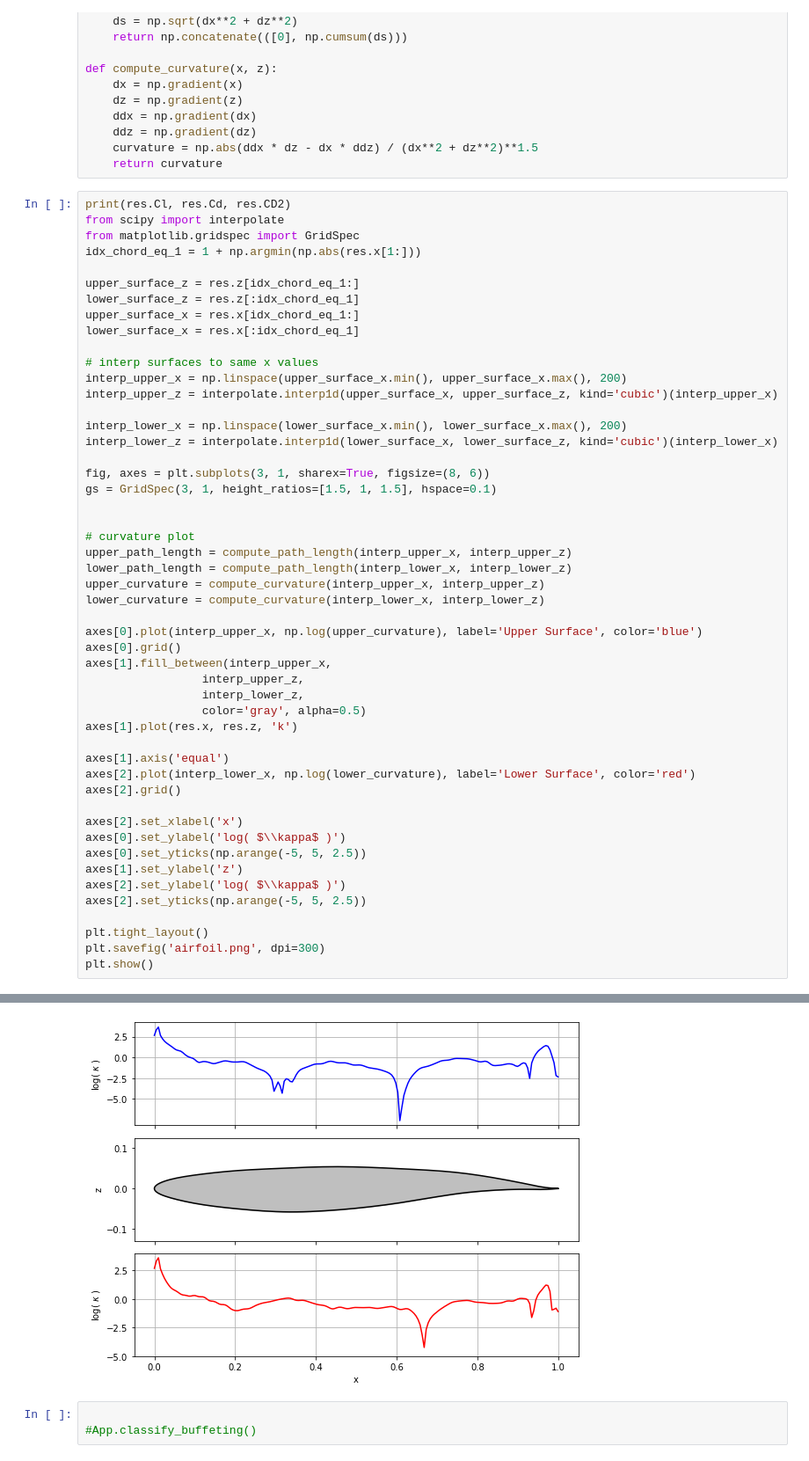
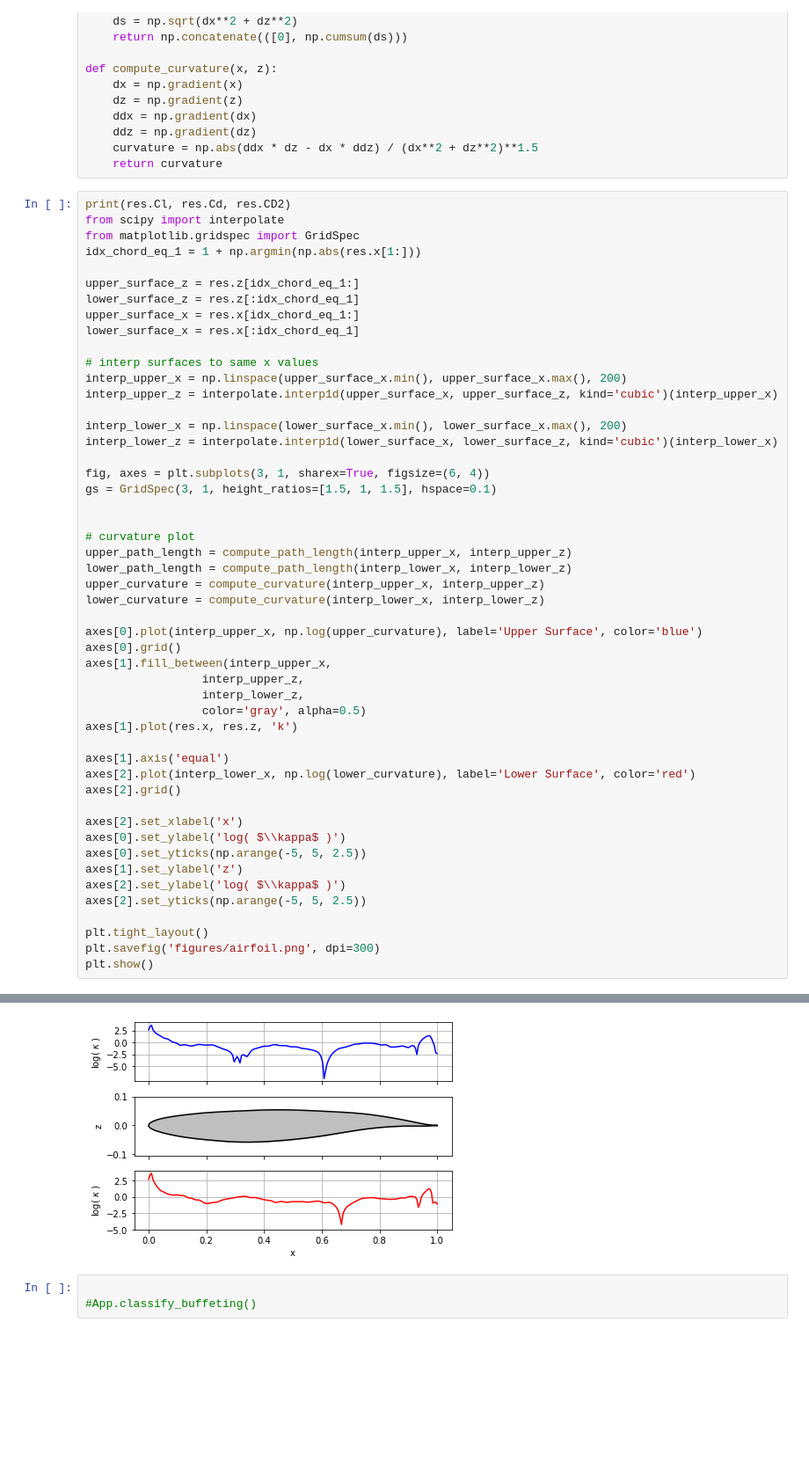
Before and after one commit to lpender3672/MEng-CW, a Jupyter notebook: IIB/4A7/transonic_wing/plot_buffet.ipynb, the cells around one changed output, grey strips where cells are left out. Shown at 88% size. Drawn from its saved outputs; the diff is of its cells as text; blank space fills up the shorter version.

```diff
--- a/IIB/4A7/transonic_wing/plot_buffet.ipynb
+++ b/IIB/4A7/transonic_wing/plot_buffet.ipynb
@@ -74,41 +74,41 @@ interp_upper_z = interpolate.interp1d(upper_surface_x, upper_surface_z, kind='cu
 interp_lower_x = np.linspace(lower_surface_x.min(), lower_surface_x.max(), 200)
 interp_lower_z = interpolate.interp1d(lower_surface_x, lower_surface_z, kind='cubic')(interp_lower_x)
 
-fig, axes = plt.subplots(3, 1, sharex=True, figsize=(8, 6))
+fig, axes = plt.subplots(3, 1, sharex=True, figsize=(6, 4))
 gs = GridSpec(3, 1, height_ratios=[1.5, 1, 1.5], hspace=0.1)
 
 
 # curvature plot
 upper_path_length = compute_path_length(interp_upper_x, interp_upper_z)
 lower_path_length = compute_path_length(interp_lower_x, interp_lower_z)
 upper_curvature = compute_curvature(interp_upper_x, interp_upper_z)
 lower_curvature = compute_curvature(interp_lower_x, interp_lower_z)
 
 axes[0].plot(interp_upper_x, np.log(upper_curvature), label='Upper Surface', color='blue')
 axes[0].grid()
 axes[1].fill_between(interp_upper_x,
                  interp_upper_z,
                  interp_lower_z,
                  color='gray', alpha=0.5)
 axes[1].plot(res.x, res.z, 'k')
 
 axes[1].axis('equal')
 axes[2].plot(interp_lower_x, np.log(lower_curvature), label='Lower Surface', color='red')
 axes[2].grid()
 
 axes[2].set_xlabel('x')
 axes[0].set_ylabel('log( $\\kappa$ )')
 axes[0].set_yticks(np.arange(-5, 5, 2.5))
 axes[1].set_ylabel('z')
 axes[2].set_ylabel('log( $\\kappa$ )')
 axes[2].set_yticks(np.arange(-5, 5, 2.5))
 
 plt.tight_layout()
-plt.savefig('airfoil.png', dpi=300)
+plt.savefig('figures/airfoil.png', dpi=300)
 plt.show()
 # %% [output]
 0.78102 0.01771 0.005560000000000001
-[figure, old version]
+[figure, new version]
 # %%
 
 #App.classify_buffeting()
```
Also changed, not shown: parts of 1 cell of this notebook, 7 other files.
